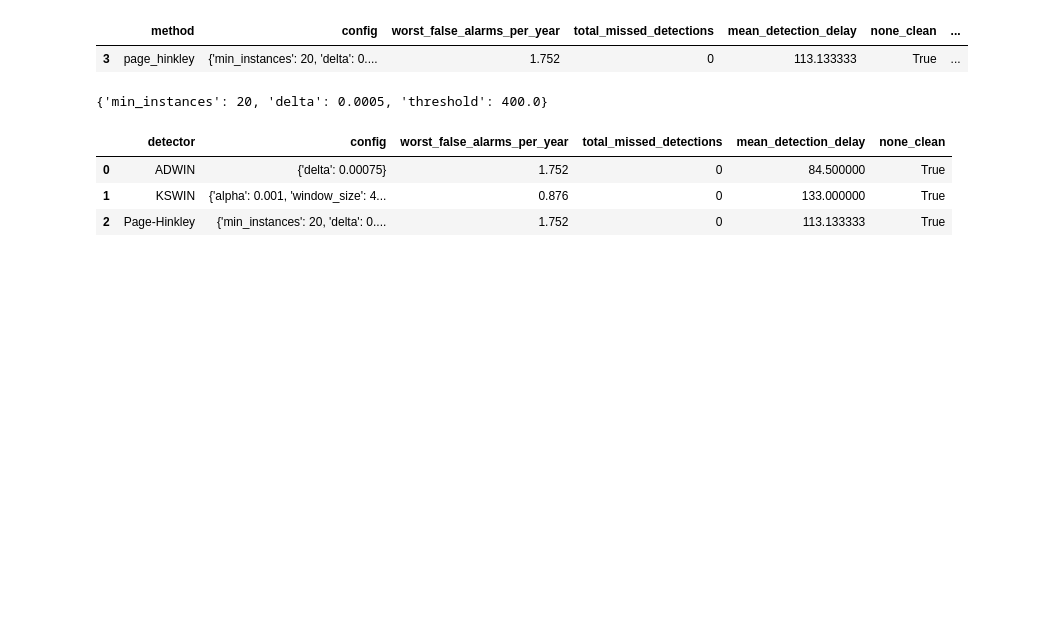
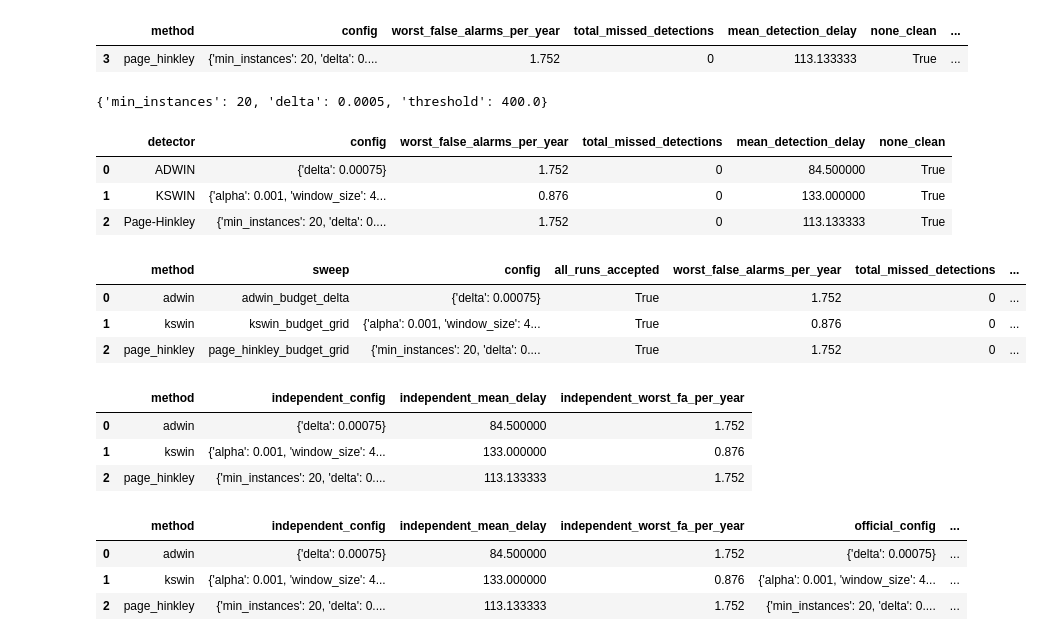
Before and after one commit to aintnoBaka7227/Detecting-and-Adapting-to-Concept-Drift-in-Time-Series-Forecasting, a Jupyter notebook: experiments/run/detection/run_independent_fine_tuning_validation.ipynb, the cells around one changed output. Saved outputs shown, nothing was run; the diff lists cells and outputs as text; code cells hidden in the pictures; blank space fills up the shorter version.

Commit message:
test(tuning): add full run comparison validation

```diff
--- a/experiments/run/detection/run_independent_fine_tuning_validation.ipynb
+++ b/experiments/run/detection/run_independent_fine_tuning_validation.ipynb
@@ -678,3 +678,70 @@ independent_winners
 | 0 | ADWIN | {'delta': 0.00075} | 1.752 | 0 | 84.500000 | True |
 | 1 | KSWIN | {'alpha': 0.001, 'window_size': 4... | 0.876 | 0 | 133.000000 | True |
 | 2 | Page-Hinkley | {'min_instances': 20, 'delta': 0.... | 1.752 | 0 | 113.133333 | True |
+# %%
+official_winners = pd.read_csv(
+    PROJECT_ROOT / "results" / "tables" / "fine_tune_on_synthetic_winners.csv"
+)
+
+official_winners
+# %% [output]
+|  | method | sweep | config | all_runs_accepted | worst_false_alarms_per_year | total_missed_detections | ... |
+| 0 | adwin | adwin_budget_delta | {'delta': 0.00075} | True | 1.752 | 0 | ... |
+| 1 | kswin | kswin_budget_grid | {'alpha': 0.001, 'window_size': 4... | True | 0.876 | 0 | ... |
+| 2 | page_hinkley | page_hinkley_budget_grid | {'min_instances': 20, 'delta': 0.... | True | 1.752 | 0 | ... |
+# %%
+independent_winners = pd.DataFrame([
+    {
+        "method": "adwin",
+        "independent_config": "{'delta': 0.00075}",
+        "independent_mean_delay": 84.5,
+        "independent_worst_fa_per_year": 1.752,
+    },
+    {
+        "method": "kswin",
+        "independent_config": "{'alpha': 0.001, 'window_size': 450, 'stat_size': 55, 'seed': 42}",
+        "independent_mean_delay": 133.0,
+        "independent_worst_fa_per_year": 0.876,
+    },
+    {
+        "method": "page_hinkley",
+        "independent_config": "{'min_instances': 20, 'delta': 0.0005, 'threshold': 400.0}",
+        "independent_mean_delay": 113.133333,
+        "independent_worst_fa_per_year": 1.752,
+    },
+])
+
+independent_winners
+# %% [output]
+|  | method | independent_config | independent_mean_delay | independent_worst_fa_per_year |
+| 0 | adwin | {'delta': 0.00075} | 84.500000 | 1.752 |
+| 1 | kswin | {'alpha': 0.001, 'window_size': 4... | 133.000000 | 0.876 |
+| 2 | page_hinkley | {'min_instances': 20, 'delta': 0.... | 113.133333 | 1.752 |
+# %%
+comparison = independent_winners.merge(
+    official_winners[
+        [
+            "method",
+            "config",
+            "mean_detection_delay",
+            "worst_false_alarms_per_year",
+        ]
+    ],
+    on="method",
+    how="left",
+)
+
+comparison = comparison.rename(
+    columns={
+        "config": "official_config",
+        "mean_detection_delay": "official_mean_delay",
+        "worst_false_alarms_per_year": "official_worst_fa_per_year",
+    }
+)
+
+comparison
+# %% [output]
+|  | method | independent_config | independent_mean_delay | independent_worst_fa_per_year | official_config | ... |
+| 0 | adwin | {'delta': 0.00075} | 84.500000 | 1.752 | {'delta': 0.00075} | ... |
+| 1 | kswin | {'alpha': 0.001, 'window_size': 4... | 133.000000 | 0.876 | {'alpha': 0.001, 'window_size': 4... | ... |
+| 2 | page_hinkley | {'min_instances': 20, 'delta': 0.... | 113.133333 | 1.752 | {'min_instances': 20, 'delta': 0.... | ... |
```
Also changed, not shown: parts of 5 cells of this notebook.
